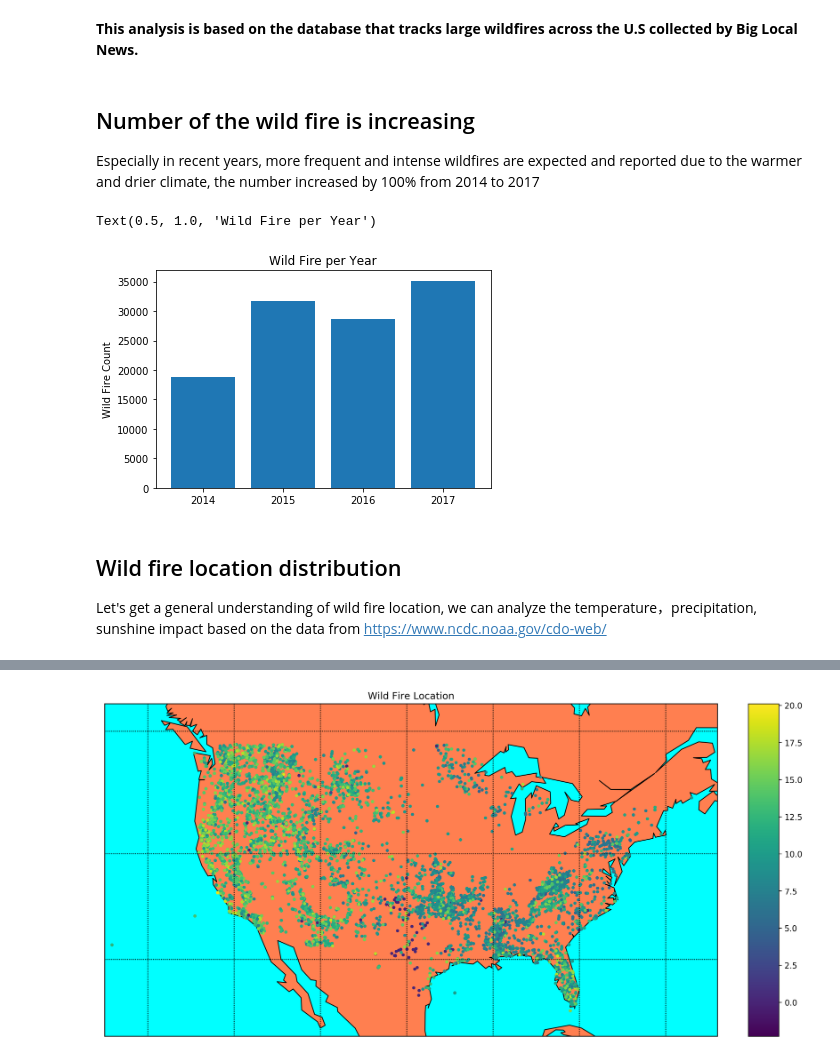
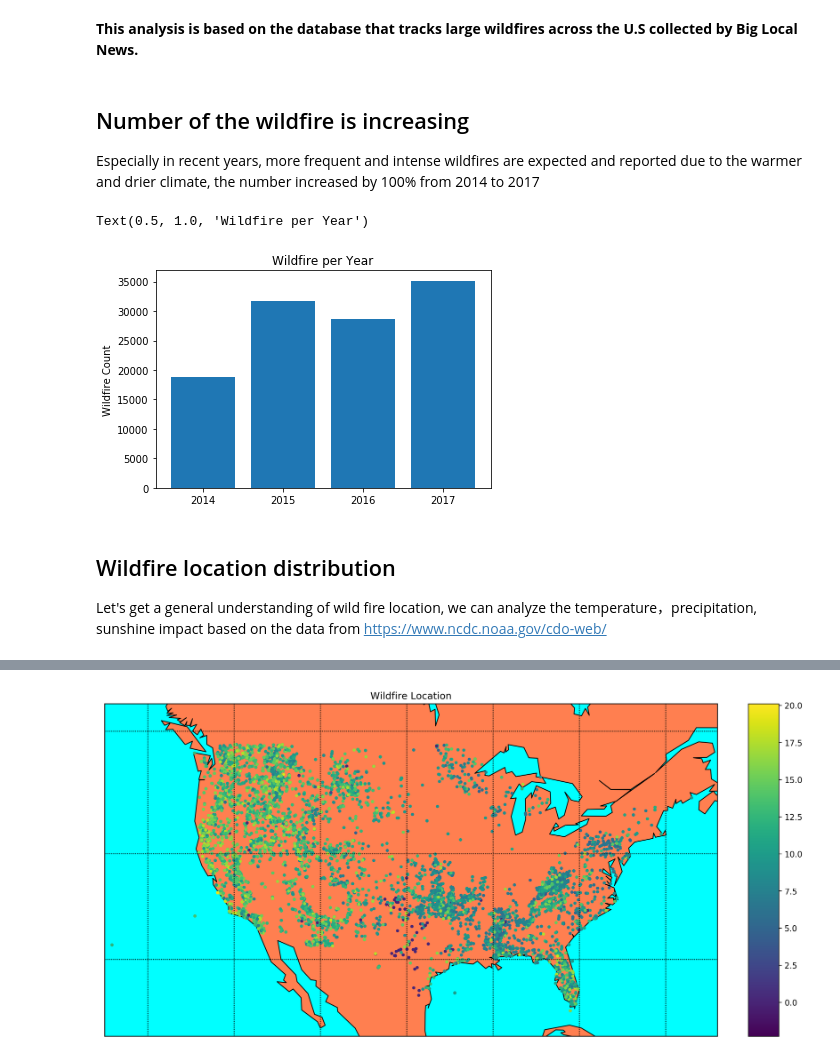
Before and after one commit to paperhe/WildFire, a Jupyter notebook: wildfire.ipynb, the cells around one changed output, grey strips where cells are left out. Drawn from its saved outputs; the diff is of its cells as text; code cells hidden in the pictures.

```diff
--- a/wildfire.ipynb
+++ b/wildfire.ipynb
@@ -17,7 +17,7 @@ import numpy as np
 import dateutil
 import matplotlib.pyplot as plt
 # %%
-columns = ['POO_LATITUDE', 'POO_LONGITUDE', 'DISCOVERY_DATE', 'POO_STATE_CODE', 'EST_IM_COST_TO_DATE']
+columns = ['POO_LATITUDE', 'POO_LONGITUDE', 'DISCOVERY_DATE', 'POO_STATE_CODE', 'EST_IM_COST_TO_DATE', 'INC_IDENTIFIER']
 fire_data_df = pd.read_csv('fire_reports_2014-2017.csv', usecols=columns, low_memory=False)
 # %%
 def get_year(date):
@@ -28,22 +28,22 @@ def get_year(date):
 fire_data_df['DISCOVERY_YEAR'] = fire_data_df['DISCOVERY_DATE'].apply(get_year)
 fire_data_df = fire_data_df[fire_data_df['DISCOVERY_YEAR'].between(2014, 2017)]
 # %% [markdown]
-## Number of the wild fire is increasing
+## Number of the wildfire is increasing
 
 Especially in recent years, more frequent and intense wildfires are expected and reported due to the warmer and drier climate, the number increased by 100% from 2014 to 2017
 # %%
 fire_year_count = fire_data_df.groupby('DISCOVERY_YEAR').count().reset_index()
 
 years = fire_year_count['DISCOVERY_YEAR']
 plt.bar(years, fire_year_count['DISCOVERY_DATE'], align='center')
 plt.xticks(years, years)
-plt.ylabel('Wild Fire Count')
-plt.title('Wild Fire per Year')
+plt.ylabel('Wildfire Count')
+plt.title('Wildfire per Year')
 # %% [output]
-Text(0.5, 1.0, 'Wild Fire per Year')
+Text(0.5, 1.0, 'Wildfire per Year')
-[figure, old version]
+[figure, new version]
 # %% [markdown]
-## Wild fire location distribution
+## Wildfire location distribution
 
 
 Let's get a general understanding of wild fire location, we can analyze the temperature，precipitation, sunshine impact based on the data from https://www.ncdc.noaa.gov/cdo-web/
```
Also changed, not shown: parts of 12 cells of this notebook.
